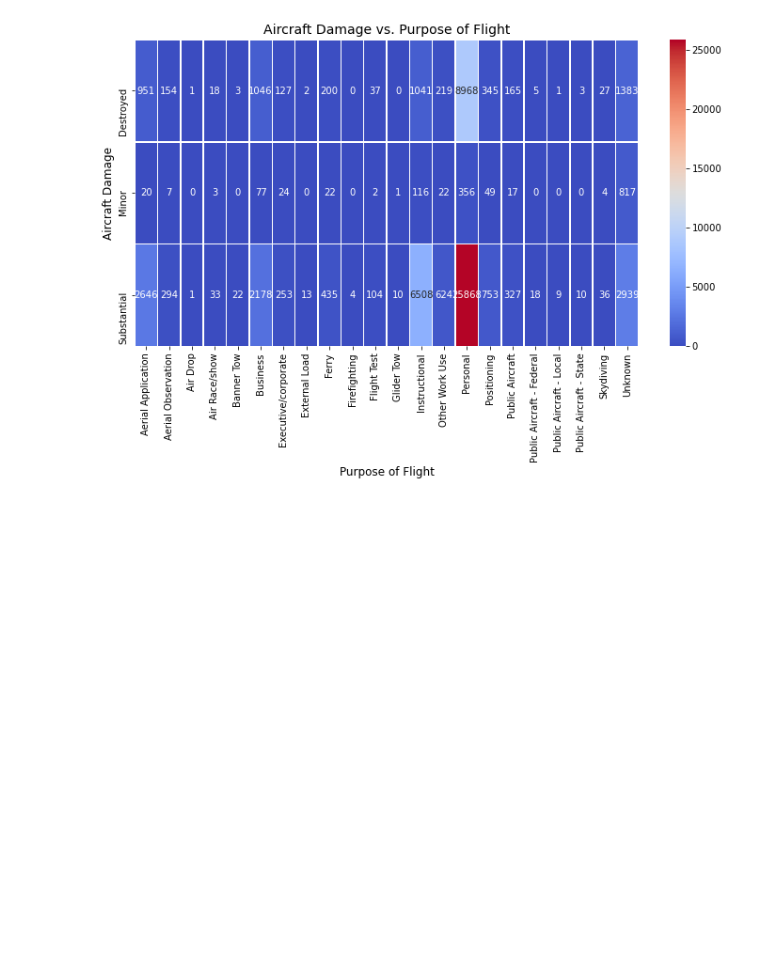
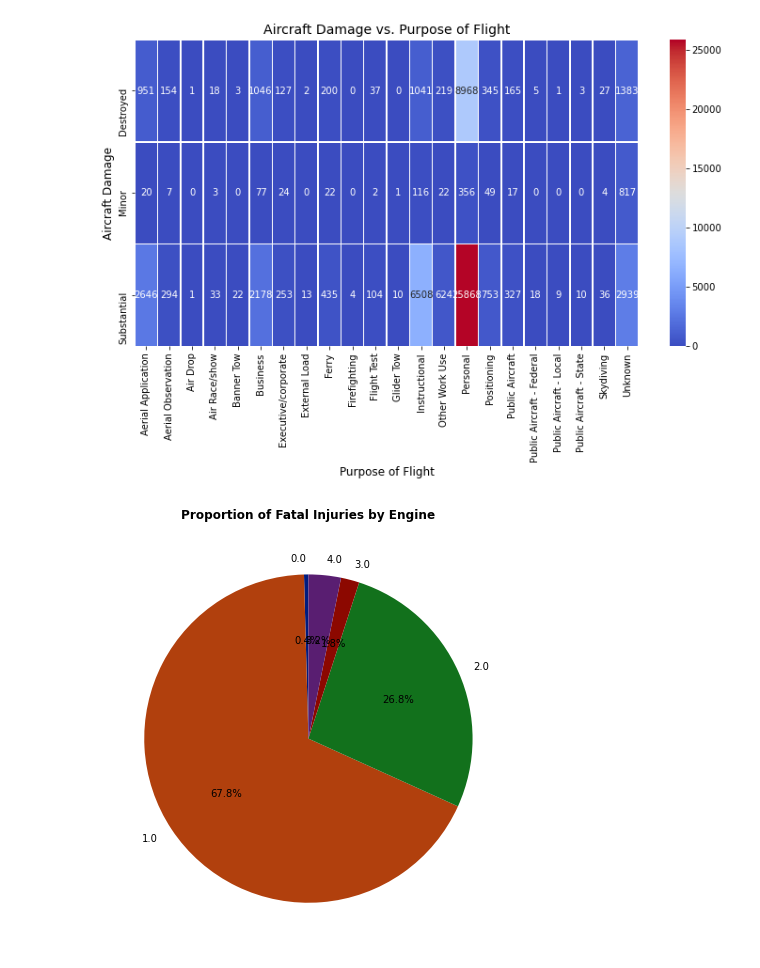
Before and after one commit to Kemboi-koder/Phase-One-Project-2025, a Jupyter notebook: Untitled.ipynb, the cells around one changed output. Cells and saved outputs as stored; diff of their text form; code cells hidden in the pictures; blank space fills up the shorter version.

```diff
--- a/Untitled.ipynb
+++ b/Untitled.ipynb
@@ -411,3 +415,15 @@ plt.ylabel('Aircraft Damage', fontsize=12)
 plt.show()
 # %% [output]
 [figure]
+# %%
+plt.figure(figsize=(6, 8))
+fatal_by_Engine = df.groupby('Number.of.Engines')['Total.Fatal.Injuries'].sum()
+
+fatal_by_Engine = fatal_by_Engine[fatal_by_Engine > 0]
+plt.pie(fatal_by_Engine, labels=fatal_by_Engine.index, colors=sns.color_palette('dark'), startangle=90, textprops={'fontsize': 10}, labeldistance=1.1, autopct='%1.1f%%')
+plt.title('Proportion of Fatal Injuries by Engine', fontsize=12, pad=15, weight='bold')
+plt.tight_layout()
+
+plt.show()
+# %% [output]
+[figure, added]
```
Also changed, not shown: parts of 3 cells of this notebook, 1 other file.
